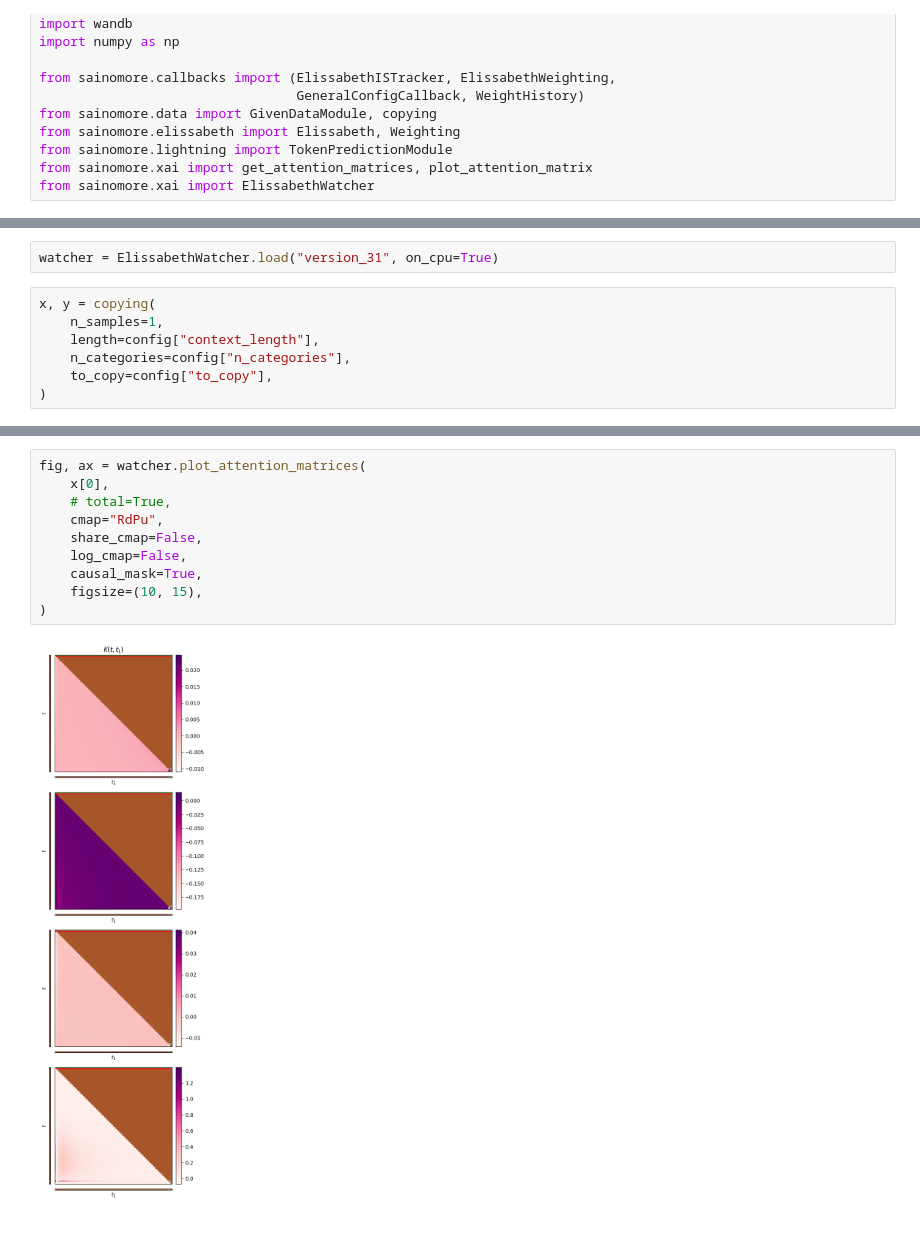
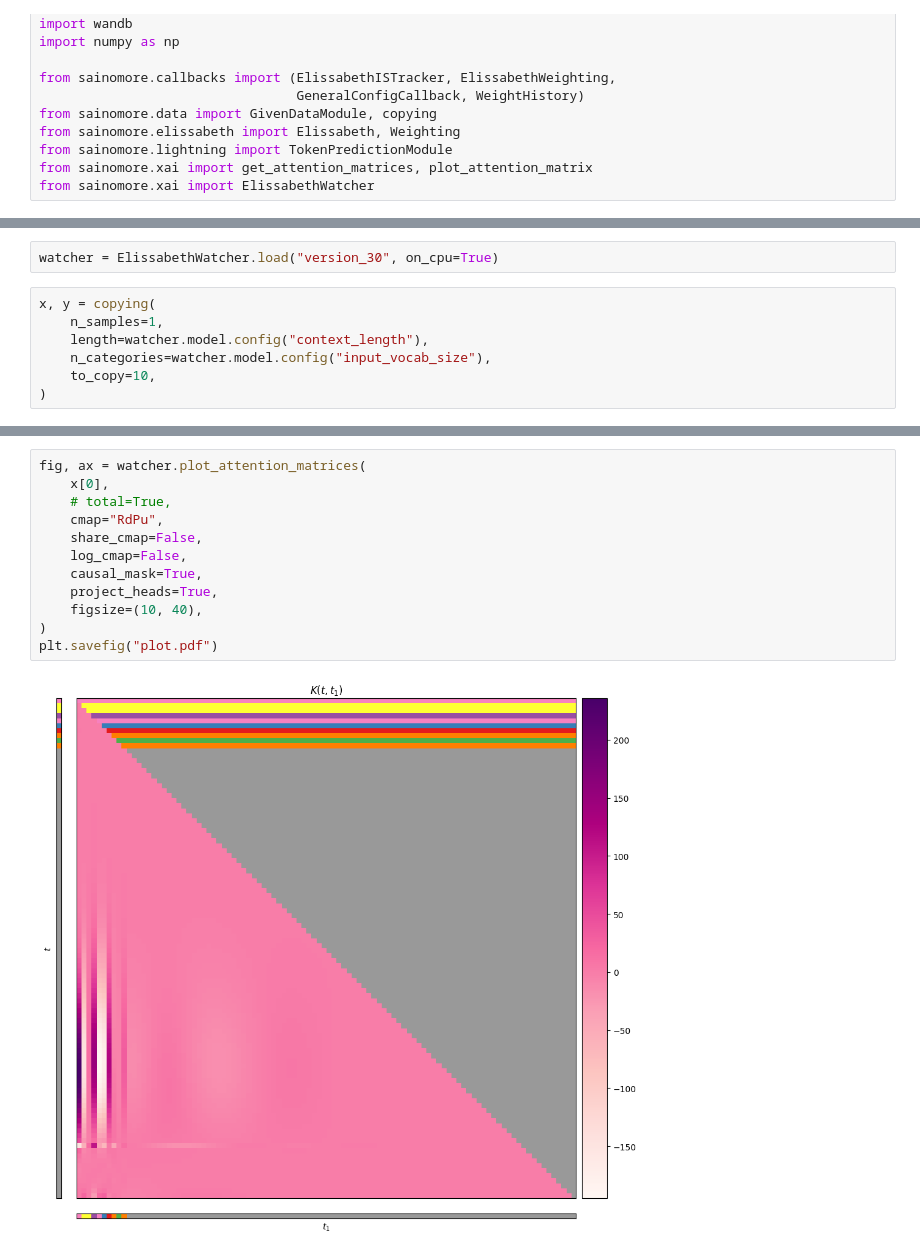
Before and after one commit to irkri/elissabeth, a Jupyter notebook: projects/copying/test.ipynb, the cells around one changed output, grey strips where cells are left out. Cells and saved outputs as stored; diff of their text form.

Commit message:
split W_O and change attention matrix plotting

```diff
--- a/projects/copying/test.ipynb
+++ b/projects/copying/test.ipynb
@@ -66,11 +34,11 @@ lightning_module = TokenPredictionModule(
 # %%
-watcher = ElissabethWatcher.load("version_31", on_cpu=True)
+watcher = ElissabethWatcher.load("version_30", on_cpu=True)
 # %%
 x, y = copying(
     n_samples=1,
-    length=config["context_length"],
-    n_categories=config["n_categories"],
-    to_copy=config["to_copy"],
+    length=watcher.model.config("context_length"),
+    n_categories=watcher.model.config("input_vocab_size"),
+    to_copy=10,
 )
 # %%
 print(x, "\n", y)
@@ -89,15 +57,17 @@ tensor([[1, 0, 3, 3, 3, 3, 3, 3, 3, 3, 3, 3, 3, 3, 3, 3, 3, 3, 3, 3, 3, 3, 3, 3,
 # %%
 fig, ax = watcher.plot_attention_matrices(
     x[0],
     # total=True,
     cmap="RdPu",
     share_cmap=False,
     log_cmap=False,
     causal_mask=True,
-    figsize=(10, 15),
+    project_heads=True,
+    figsize=(10, 40),
 )
+plt.savefig("plot.pdf")
 # %% [output]
-[figure, old version]
+[figure, new version]
 # %%
 fig, ax = watcher.plot_parameter_matrix(
     "layers.0.W_O",
```
Also changed, not shown: parts of 9 cells of this notebook, 5 other files.
